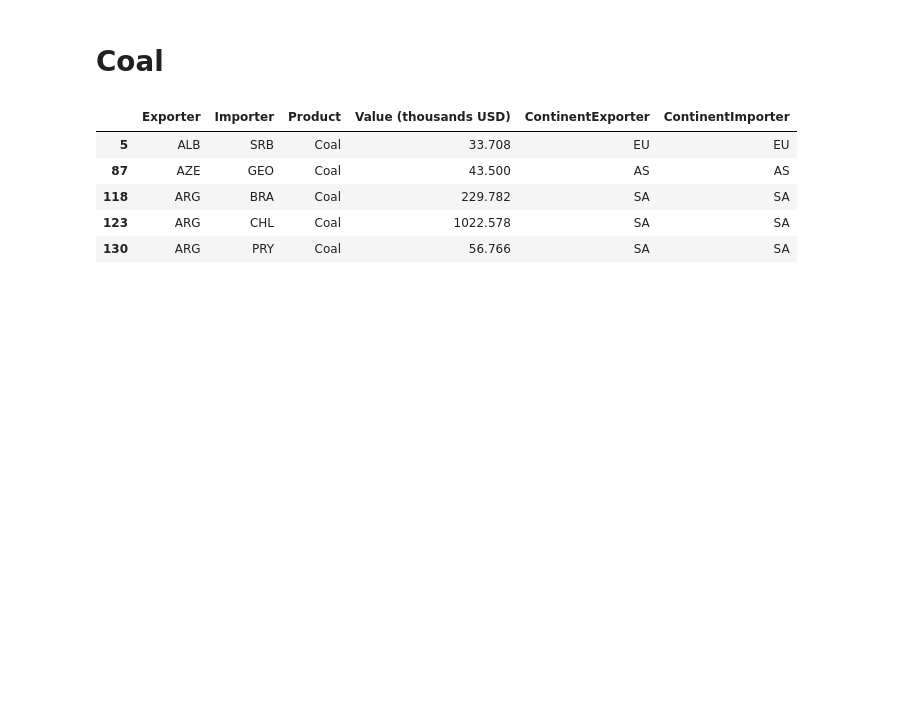
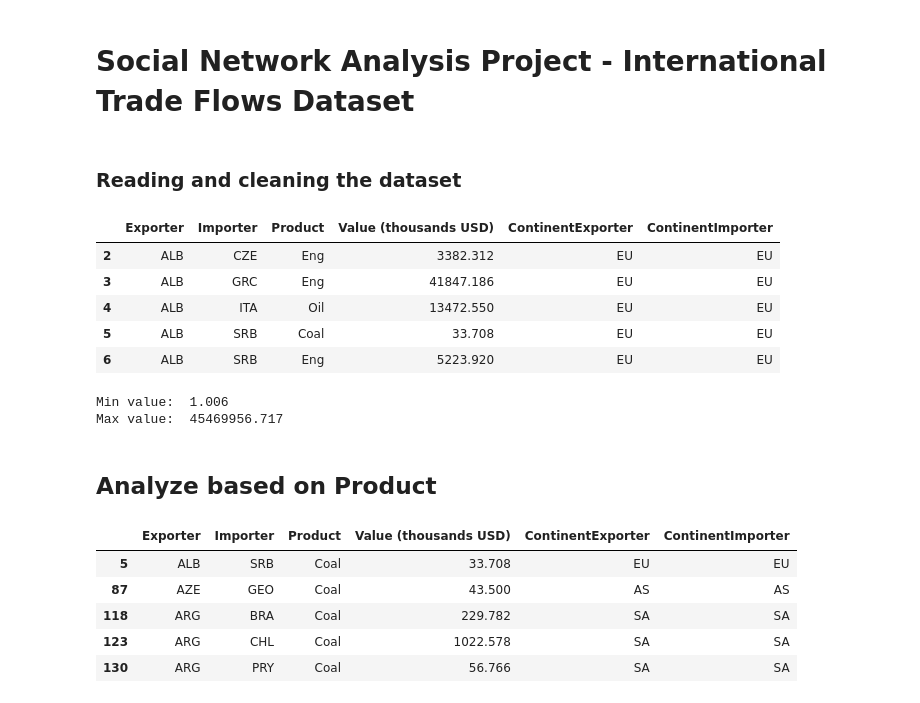
Before and after one commit to HumidBore/Social-Network-Analysis, a Jupyter notebook: SocialNetworkAnalysis.ipynb, the cells around one changed output. Drawn from its saved outputs; the diff is of its cells as text; code cells hidden in the pictures; blank space fills up the shorter version.

```diff
--- a/SocialNetworkAnalysis.ipynb
+++ b/SocialNetworkAnalysis.ipynb
@@ -1,6 +1,13 @@
+# %% [markdown]
+# Social Network Analysis Project - International Trade Flows Dataset
 # %%
+import math
+import cpnet
+import pandas as pd
+import seaborn as sns
 import networkx as nx
-import networkx.algorithms.community as nx_comm
-import pandas as pd
-import math
 import matplotlib.pyplot as plt
+
+THRESHOLD = 1.0
+PRODUCT = "Coal"
+DATASET_PATH = "DatasetWithCountries.xlsx"
@@ -25,11 +14,25 @@ def strength_centrality(G, out=True):
+# %% [markdown]
+### Reading and cleaning the dataset
 # %%
-Threshold = 1
-path_dataset = "DatasetWithCountries.xlsx"
-
-df = pd.read_excel(path_dataset)
-df = df[df["Value (thousands USD)"] > Threshold]
+df = pd.read_excel(DATASET_PATH)
+df = df[df["Value (thousands USD)"] > THRESHOLD]
 df['ContinentExporter'] = df['ContinentExporter'].fillna("NA")
 df['ContinentImporter'] = df['ContinentImporter'].fillna("NA")
+
+df.head()
+# %% [output]
+|  | Exporter | Importer | Product | Value (thousands USD) | ContinentExporter | ContinentImporter |
+| 2 | ALB | CZE | Eng | 3382.312 | EU | EU |
+| 3 | ALB | GRC | Eng | 41847.186 | EU | EU |
+| 4 | ALB | ITA | Oil | 13472.550 | EU | EU |
+| 5 | ALB | SRB | Coal | 33.708 | EU | EU |
+| 6 | ALB | SRB | Eng | 5223.920 | EU | EU |
+# %%
+print("Min value: ", df["Value (thousands USD)"].min())
+print("Max value: ", df["Value (thousands USD)"].max())
+# %% [output]
+Min value:  1.006
+Max value:  45469956.717
 # %% [markdown]
-# Coal
+## Analyze based on Product
 # %%
```
Also changed, not shown: parts of 29 cells of this notebook.
